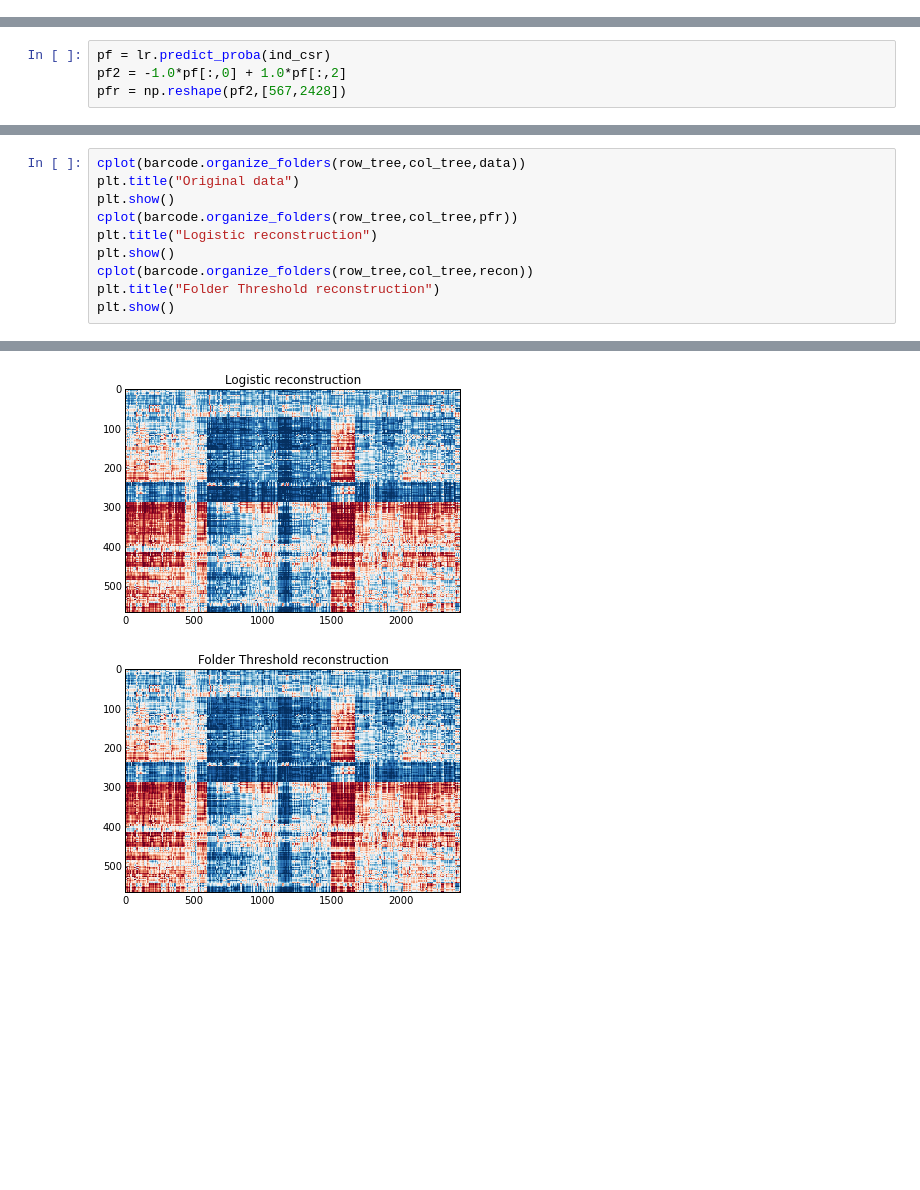
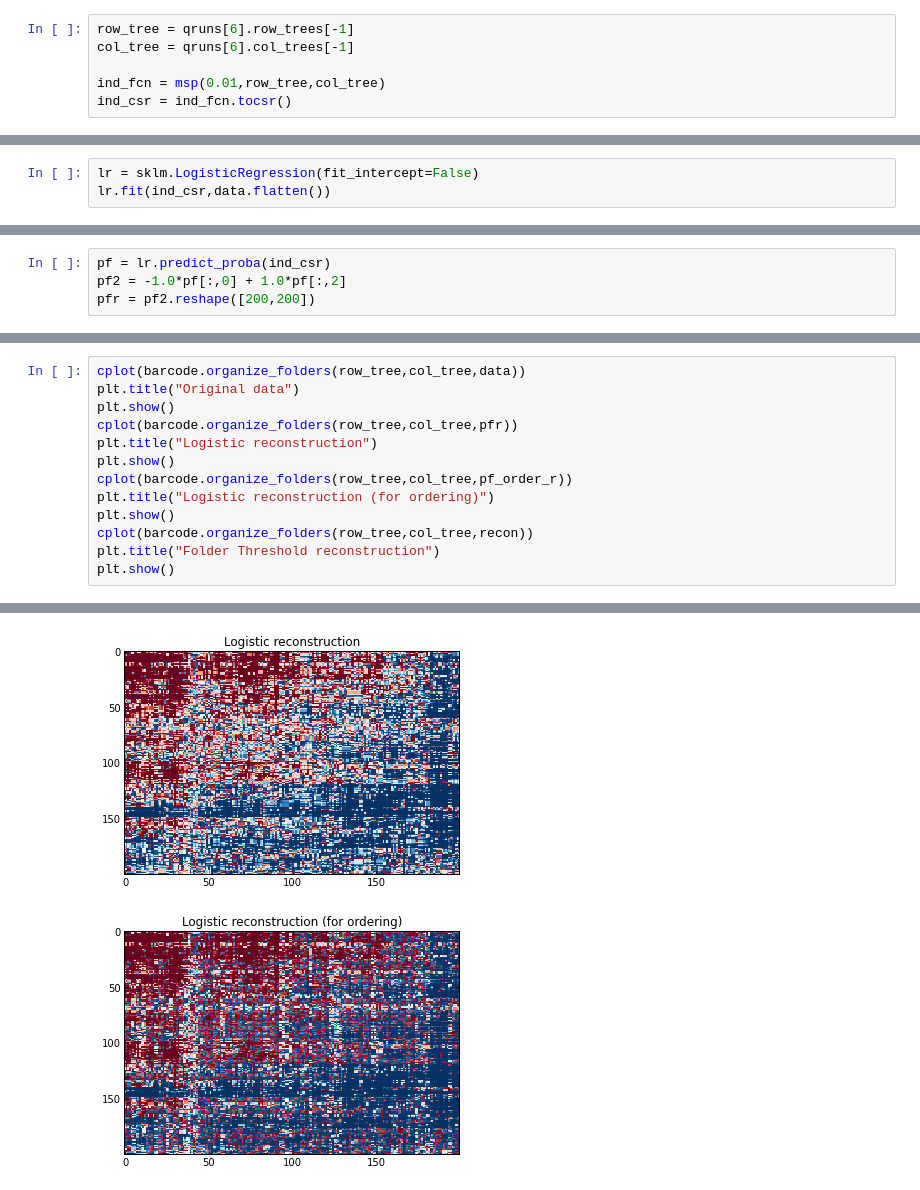
Before and after one commit to hgfalling/pyquest_work, a Jupyter notebook: MMPI_logistic_reconstruction.ipynb, the cells around one changed output, grey strips where cells are left out. Cells and saved outputs as stored; diff of their text form; blank space fills up the shorter version.

```diff
--- a/MMPI_logistic_reconstruction.ipynb
+++ b/MMPI_logistic_reconstruction.ipynb
@@ -13,0 +170,6 @@ col_tree = qrun.col_trees[-1]
+# %%
+row_tree = qruns[6].row_trees[-1]
+col_tree = qruns[6].col_trees[-1]
+
+ind_fcn = msp(0.01,row_tree,col_tree)
+ind_csr = ind_fcn.tocsr()
@@ -13,0 +178,3 @@ col_tree = qrun.col_trees[-1]
+# %%
+lr = sklm.LogisticRegression(fit_intercept=False)
+lr.fit(ind_csr,data.flatten())
@@ -13,0 +184,4 @@ col_tree = qrun.col_trees[-1]
+# %%
+pf = lr.predict_proba(ind_csr)
+pf2 = -1.0*pf[:,0] + 1.0*pf[:,2]
+pfr = pf2.reshape([200,200])
@@ -82,4 +220,0 @@ LogisticRegression(C=1.0, class_weight=None, dual=False, fit_intercept=True,
-# %%
-pf = lr.predict_proba(ind_csr)
-pf2 = -1.0*pf[:,0] + 1.0*pf[:,2]
-pfr = np.reshape(pf2,[567,2428])
@@ -107,6 +244,9 @@ plt.show()
 cplot(barcode.organize_folders(row_tree,col_tree,pfr))
 plt.title("Logistic reconstruction")
 plt.show()
+cplot(barcode.organize_folders(row_tree,col_tree,pf_order_r))
+plt.title("Logistic reconstruction (for ordering)")
+plt.show()
 cplot(barcode.organize_folders(row_tree,col_tree,recon))
 plt.title("Folder Threshold reconstruction")
 plt.show()
@@ -115,2 +255,2 @@ plt.show()
-[figure, old version]
+[figure, new version]
-[figure, old version]
+[figure, new version]
```
Also changed, not shown: parts of 34 cells of this notebook, 3 other files.
